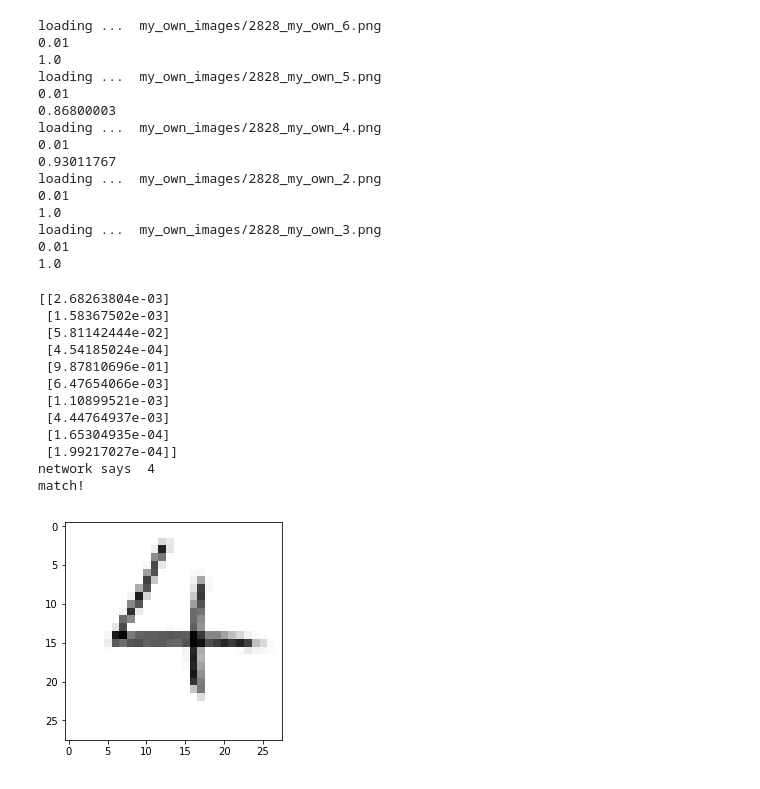
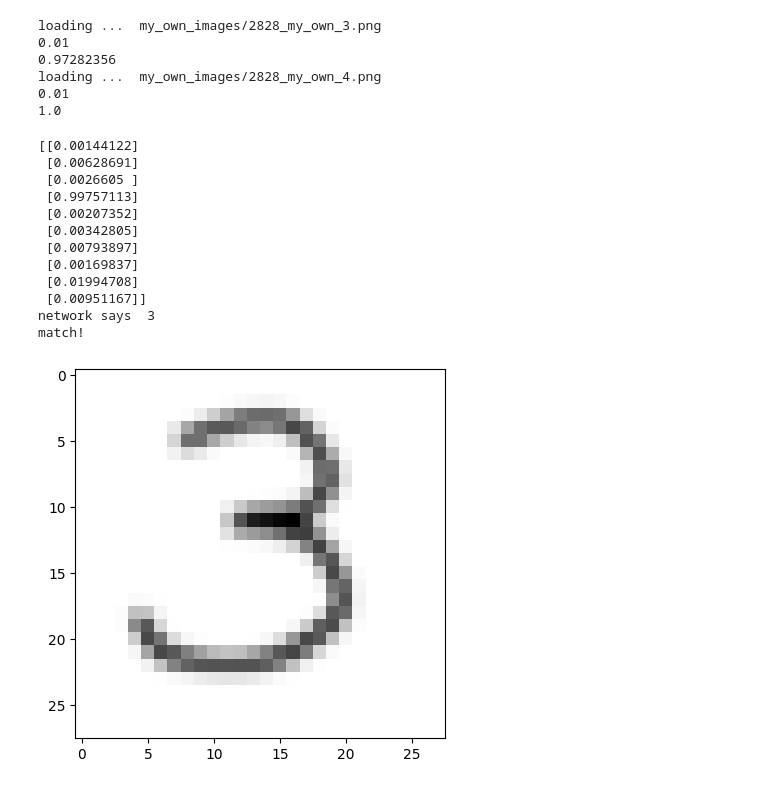
Before and after one commit to makeyourownneuralnetwork/makeyourownneuralnetwork, a Jupyter notebook: part3_neural_network_mnist_and_own_data.ipynb, the cells around one changed output. Cells and saved outputs as stored; diff of their text form; code cells hidden in the pictures.

Commit message:
updated to work with current python and libraries
examples of changes - remove need for %inline, some API changes eg image rotations

```diff
--- a/part3_neural_network_mnist_and_own_data.ipynb
+++ b/part3_neural_network_mnist_and_own_data.ipynb
@@ -139,7 +137,7 @@ for image_file_name in glob.glob('my_own_images/2828_my_own_?.png'):
 
     # load image data from png files into an array
     print ("loading ... ", image_file_name)
-    img_array = imageio.imread(image_file_name, as_gray=True)
+    img_array = imageio.v3.imread(image_file_name, mode='F')
 
     # reshape from 28x28 to list of 784 values, invert values
     img_data  = 255.0 - img_array.reshape(784)
@@ -155,59 +153,50 @@ for image_file_name in glob.glob('my_own_images/2828_my_own_?.png'):
 
     pass
 # %% [output]
-loading ...  my_own_images/2828_my_own_6.png
+loading ...  my_own_images/2828_my_own_3.png
+0.01
+0.97282356
+loading ...  my_own_images/2828_my_own_4.png
 0.01
 1.0
-loading ...  my_own_images/2828_my_own_5.png
-0.01
-0.86800003
-loading ...  my_own_images/2828_my_own_4.png
-0.01
-0.93011767
-loading ...  my_own_images/2828_my_own_2.png
-0.01
-1.0
-loading ...  my_own_images/2828_my_own_3.png
-0.01
-1.0
 # %%
 # test the neural network with our own images
 
 # record to test
-item = 2
+item = 0
 
 # plot image
 matplotlib.pyplot.imshow(our_own_dataset[item][1:].reshape(28,28), cmap='Greys', interpolation='None')
 
 # correct answer is first value
 correct_label = our_own_dataset[item][0]
 # data is remaining values
 inputs = our_own_dataset[item][1:]
 
 # query the network
 outputs = n.query(inputs)
 print (outputs)
 
 # the index of the highest value corresponds to the label
 label = numpy.argmax(outputs)
 print("network says ", label)
 # append correct or incorrect to list
 if (label == correct_label):
     print ("match!")
 else:
     print ("no match!")
     pass
 # %% [output]
-[[2.68263804e-03]
- [1.58367502e-03]
- [5.81142444e-02]
- [4.54185024e-04]
- [9.87810696e-01]
- [6.47654066e-03]
- [1.10899521e-03]
- [4.44764937e-03]
- [1.65304935e-04]
- [1.99217027e-04]]
-network says  4
+[[0.00144122]
+ [0.00628691]
+ [0.0026605 ]
+ [0.99757113]
+ [0.00207352]
+ [0.00342805]
+ [0.00793897]
+ [0.00169837]
+ [0.01994708]
+ [0.00951167]]
+network says  3
 match!
-[figure, old version]
+[figure, new version]
```
Also changed, not shown: parts of 2 cells of this notebook, 6 other files.
